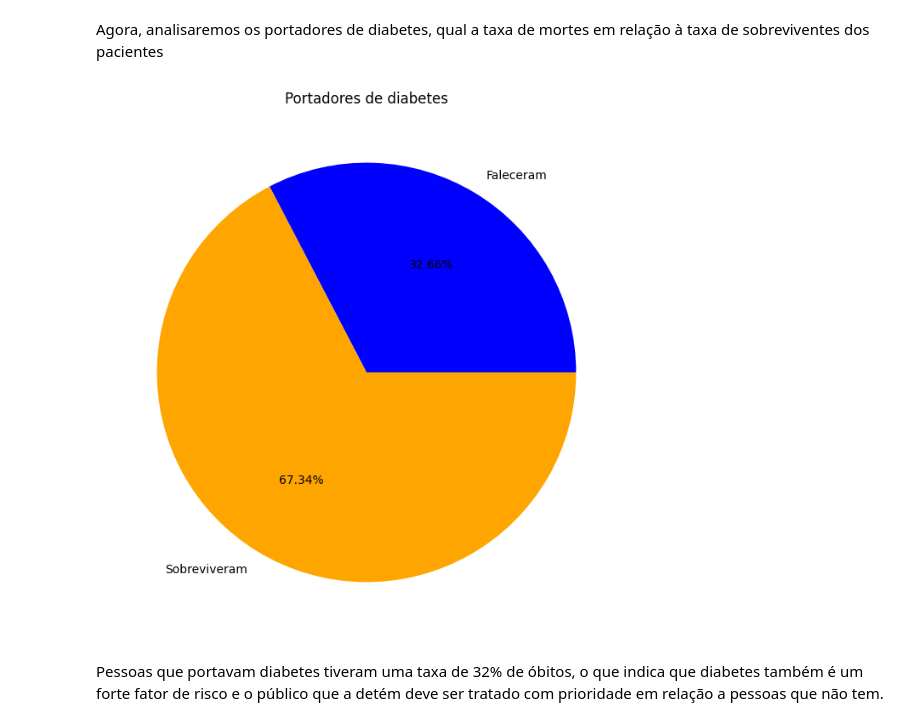
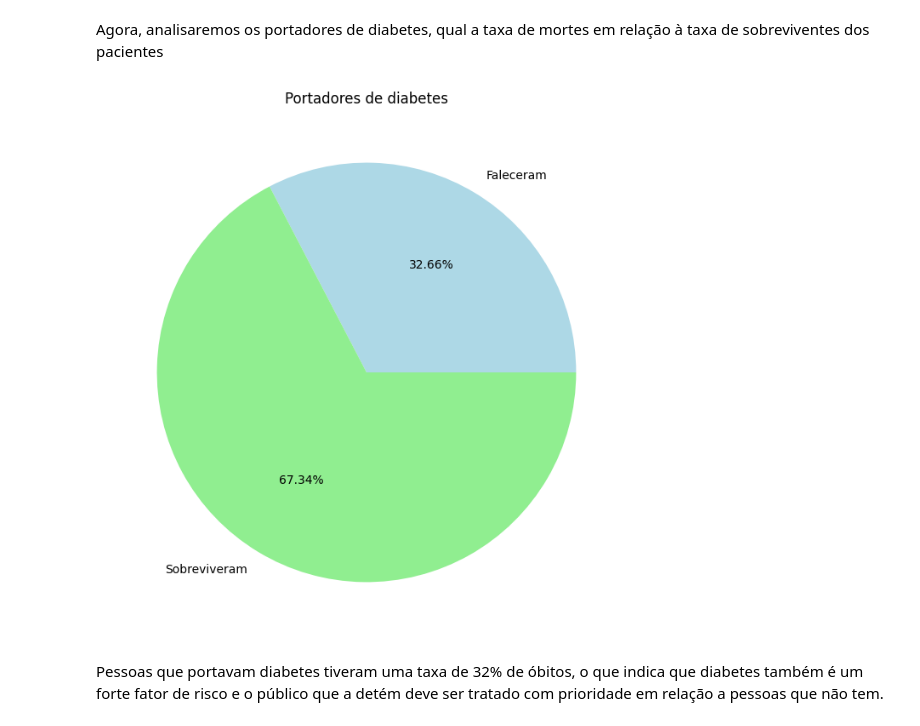
Before and after one commit to RyanForward/Semestre6, a Jupyter notebook: Trabalho/notebookTrab.ipynb, the cells around one changed output. Drawn from its saved outputs; the diff is of its cells as text; code cells hidden in the pictures.

```diff
--- a/Trabalho/notebookTrab.ipynb
+++ b/Trabalho/notebookTrab.ipynb
@@ -180,12 +180,12 @@ df_disease = df[(df['DIABETES'] == 1)]
 # %%
 plt.rcParams['figure.figsize'] = [10, 8]
 vivos = df_disease['DATE_DIED'].value_counts()['9999-99-99']
 mortos = len(df_disease) - vivos
 plt.title("Portadores de diabetes")
-plt.pie([mortos, vivos], labels=["Faleceram", "Sobreviveram"], colors=["BLUE", "ORANGE"], autopct="%.2f%%",)
+plt.pie([mortos, vivos], labels=["Faleceram", "Sobreviveram"], colors=["lightblue", "lightgreen"], autopct="%.2f%%",)
 plt.show()
 # %% [output]
-[figure, old version]
+[figure, new version]
 # %% [markdown]
 Pessoas que portavam diabetes tiveram uma taxa de 32% de óbitos, o que indica que diabetes também é um forte fator de risco e o público que a detém deve ser tratado com prioridade em relação a pessoas que não tem.
 # %% [markdown]
```
Also changed, not shown: parts of 6 cells of this notebook.
